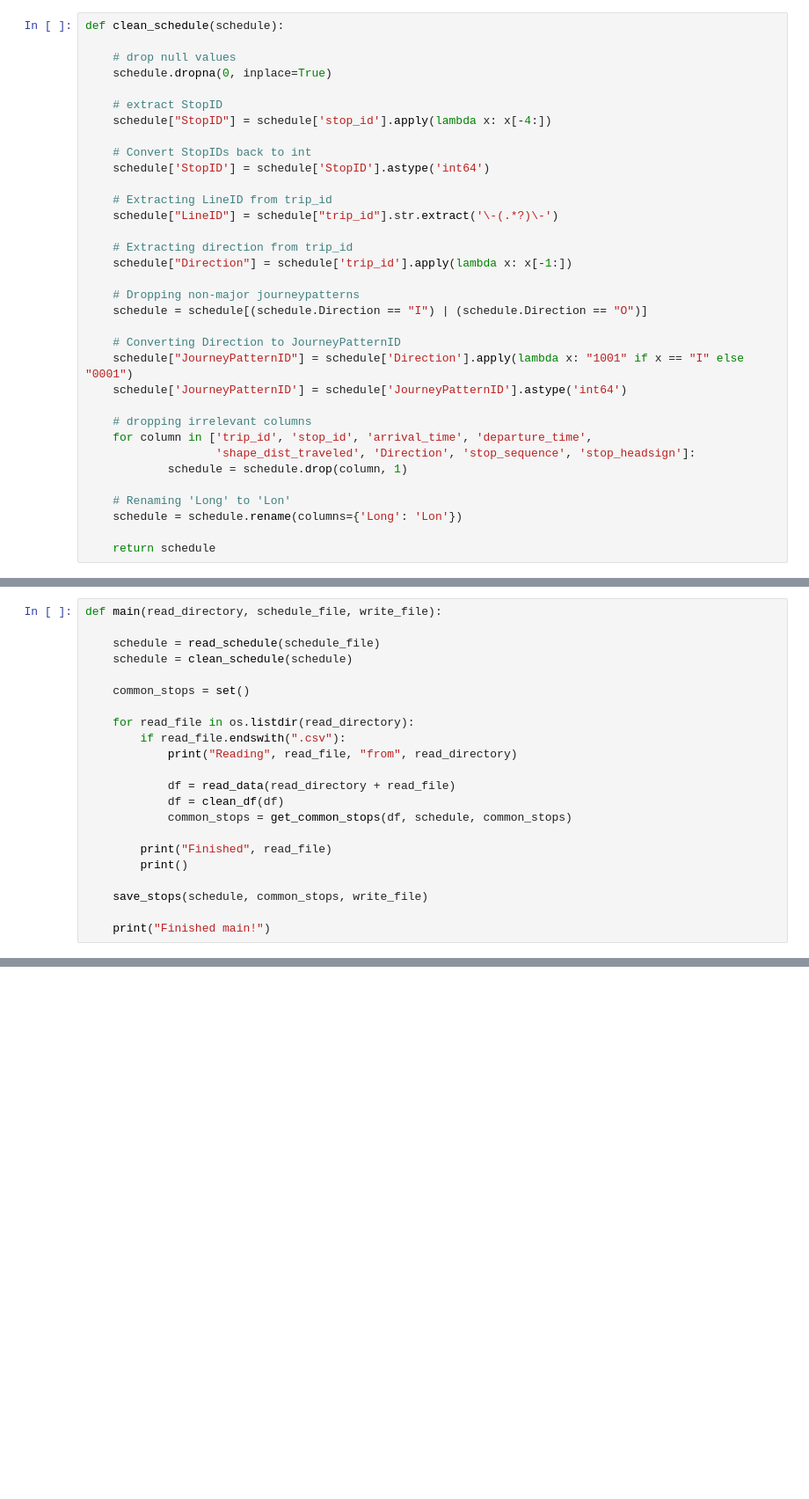
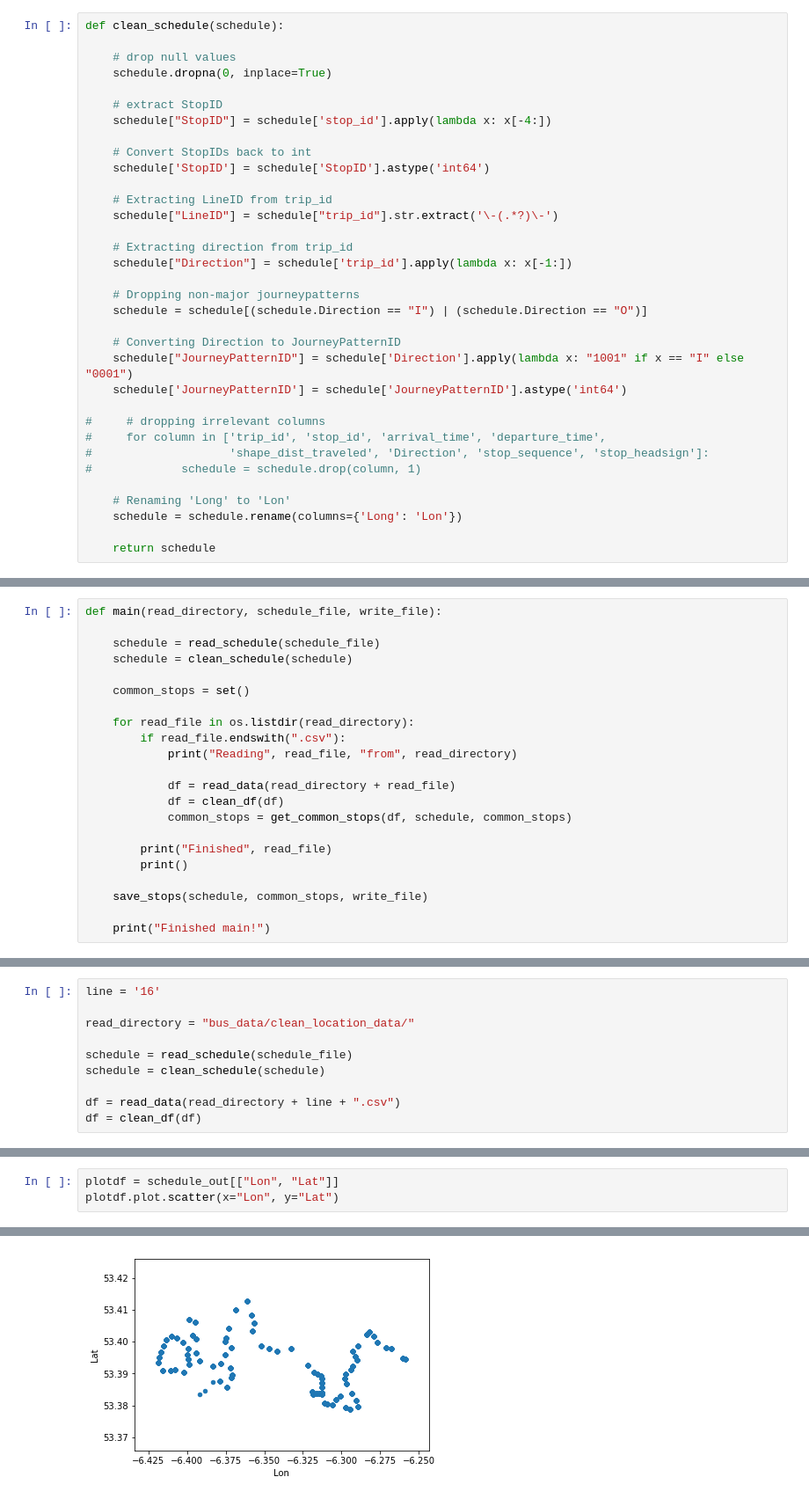
Before and after one commit to brokenloop/Research_practicum_2017, a Jupyter notebook: Data Analysis/Daniel/Get Stops 2.ipynb, the cells around one changed output, grey strips where cells are left out. Shown at 88% size. Cells and saved outputs as stored; diff of their text form; blank space fills up the shorter version.

```diff
--- a/Data Analysis/Daniel/Get Stops 2.ipynb
+++ b/Data Analysis/Daniel/Get Stops 2.ipynb
@@ -52,10 +54,10 @@ def clean_schedule(schedule):
     schedule["JourneyPatternID"] = schedule['Direction'].apply(lambda x: "1001" if x == "I" else "0001")
     schedule['JourneyPatternID'] = schedule['JourneyPatternID'].astype('int64')
 
-    # dropping irrelevant columns
-    for column in ['trip_id', 'stop_id', 'arrival_time', 'departure_time',
-                   'shape_dist_traveled', 'Direction', 'stop_sequence', 'stop_headsign']:
-            schedule = schedule.drop(column, 1)
+#     # dropping irrelevant columns
+#     for column in ['trip_id', 'stop_id', 'arrival_time', 'departure_time',
+#                    'shape_dist_traveled', 'Direction', 'stop_sequence', 'stop_headsign']:
+#             schedule = schedule.drop(column, 1)
 
     # Renaming 'Long' to 'Lon'
     schedule = schedule.rename(columns={'Long': 'Lon'})
@@ -345,0 +187,10 @@ out.sort_values(['Runtime'])
+# %%
+line = '16'
+
+read_directory = "bus_data/clean_location_data/"
+
+schedule = read_schedule(schedule_file)
+schedule = clean_schedule(schedule)
+
+df = read_data(read_directory + line + ".csv")
+df = clean_df(df)
@@ -345,0 +255,4 @@ out.sort_values(['Runtime'])
+# %%
+plotdf = schedule_out[["Lon", "Lat"]]
+plotdf.plot.scatter(x="Lon", y="Lat")
+# %% [output]
@@ -345,0 +260 @@ out.sort_values(['Runtime'])
+[figure, added]
```
Also changed, not shown: parts of 54 cells of this notebook, 4 other files.
